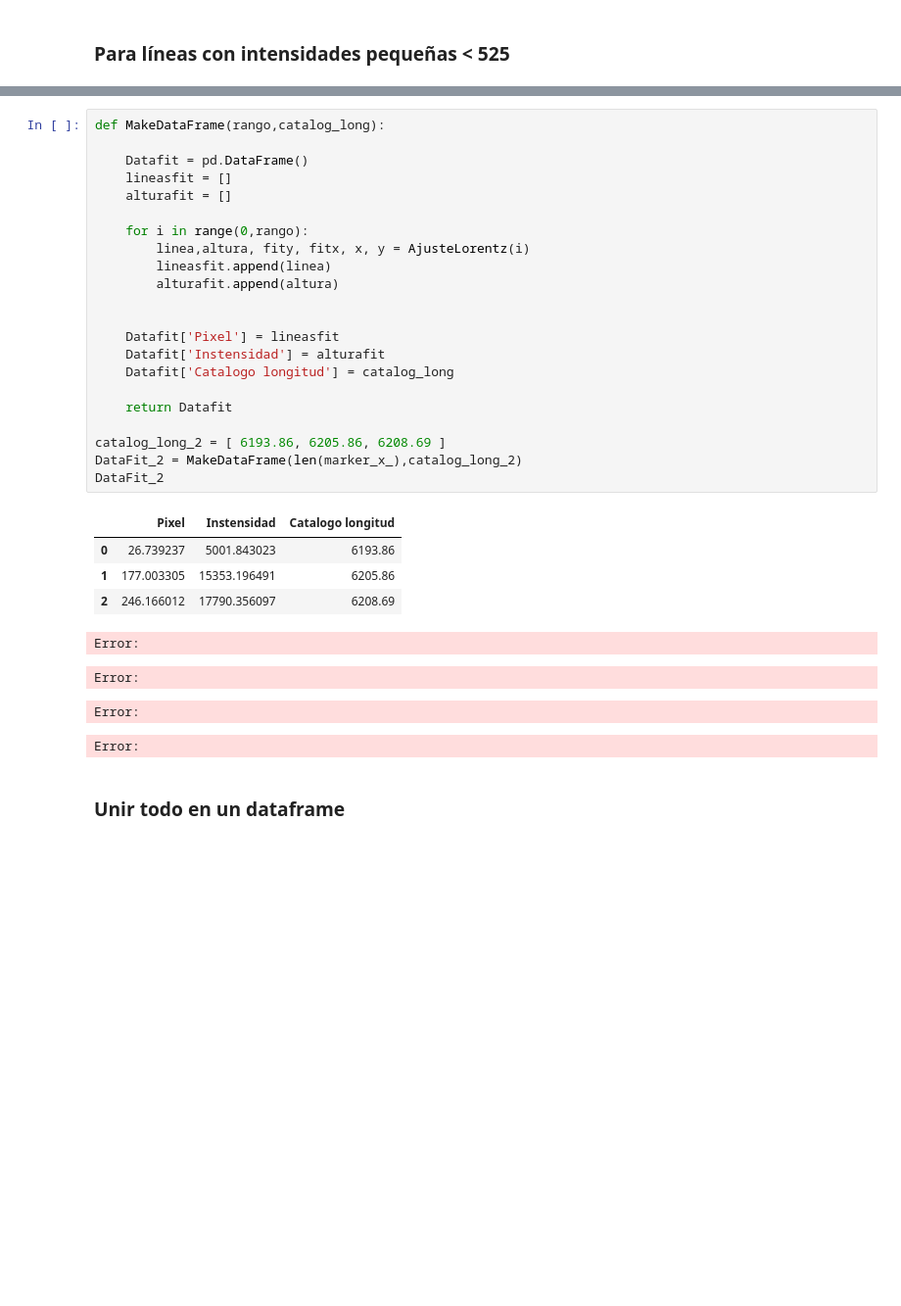
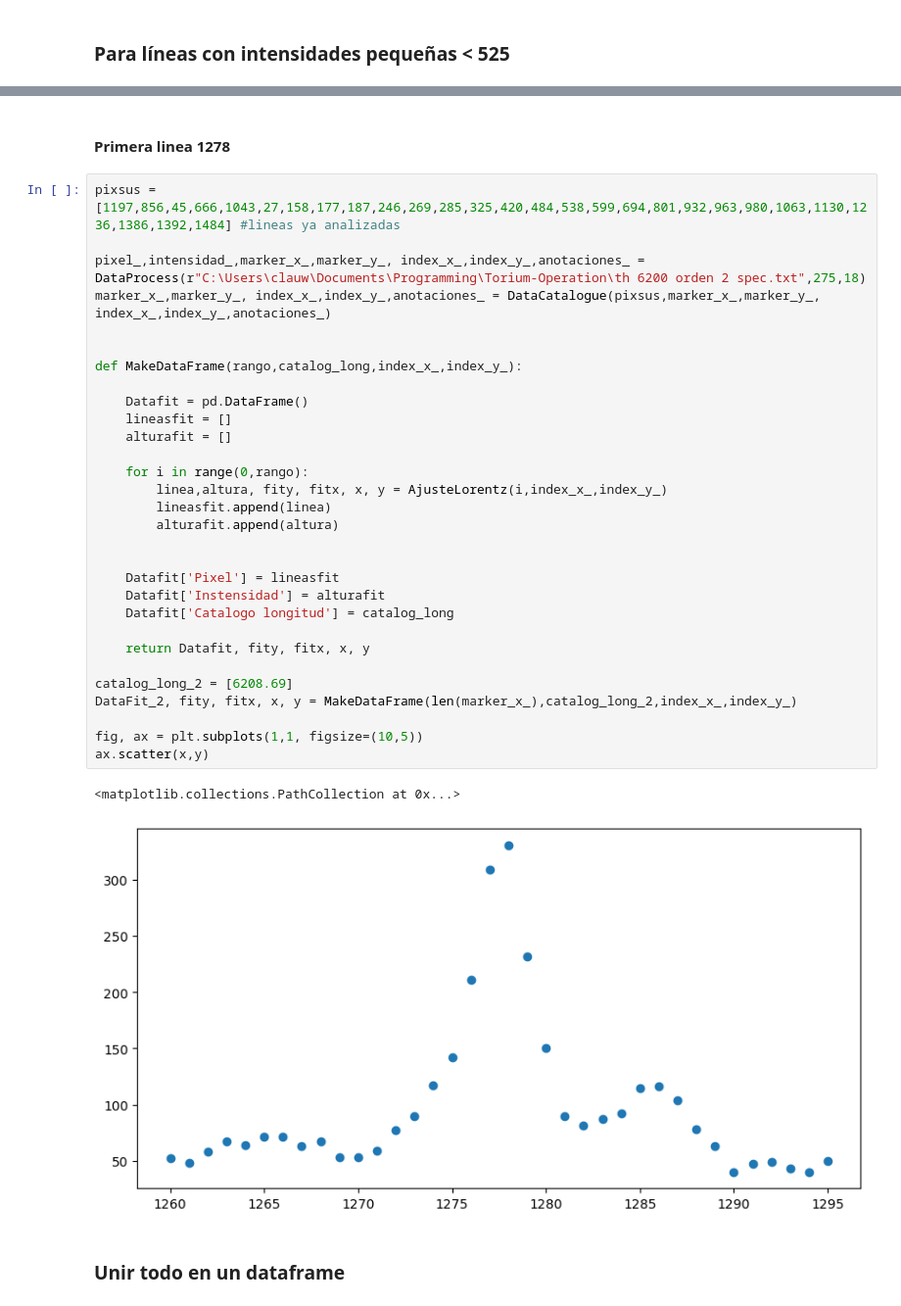
Before and after one commit to ccuellarn/Torium-Operation, a Jupyter notebook: Analisis.ipynb, the cells around one changed output, grey strips where cells are left out. Shown: that part at 98% size. Cells and saved outputs as stored; diff of their text form; blank space fills up the shorter version.

```diff
--- a/Analisis.ipynb
+++ b/Analisis.ipynb
@@ -209,34 +218,38 @@ Error:
+# %% [markdown]
+#### Primera linea 1278
 # %%
-def MakeDataFrame(rango,catalog_long):
+pixsus = [1197,856,45,666,1043,27,158,177,187,246,269,285,325,420,484,538,599,694,801,932,963,980,1063,1130,1236,1386,1392,1484] #lineas ya analizadas
+
+pixel_,intensidad_,marker_x_,marker_y_, index_x_,index_y_,anotaciones_ = DataProcess(r"C:\Users\clauw\Documents\Programming\Torium-Operation\th 6200 orden 2 spec.txt",275,18)
+marker_x_,marker_y_, index_x_,index_y_,anotaciones_ = DataCatalogue(pixsus,marker_x_,marker_y_, index_x_,index_y_,anotaciones_)
+
+
+def MakeDataFrame(rango,catalog_long,index_x_,index_y_):
 
     Datafit = pd.DataFrame()
     lineasfit = []
     alturafit = []
 
     for i in range(0,rango):
-        linea,altura, fity, fitx, x, y = AjusteLorentz(i)
+        linea,altura, fity, fitx, x, y = AjusteLorentz(i,index_x_,index_y_)
         lineasfit.append(linea)
         alturafit.append(altura)
 
 
     Datafit['Pixel'] = lineasfit
     Datafit['Instensidad'] = alturafit
     Datafit['Catalogo longitud'] = catalog_long
 
-    return Datafit
+    return Datafit, fity, fitx, x, y
 
-catalog_long_2 = [ 6193.86, 6205.86, 6208.69 ]
-DataFit_2 = MakeDataFrame(len(marker_x_),catalog_long_2)
-DataFit_2
+catalog_long_2 = [6208.69]
+DataFit_2, fity, fitx, x, y = MakeDataFrame(len(marker_x_),catalog_long_2,index_x_,index_y_)
+
+fig, ax = plt.subplots(1,1, figsize=(10,5))
+ax.scatter(x,y)
 # %% [output]
-|  | Pixel | Instensidad | Catalogo longitud |
-| 0 | 26.739237 | 5001.843023 | 6193.86 |
-| 1 | 177.003305 | 15353.196491 | 6205.86 |
-| 2 | 246.166012 | 17790.356097 | 6208.69 |
-Error:
+<matplotlib.collections.PathCollection at 0x...>
-Error:
-Error:
-Error:
+[figure, added]
 # %% [markdown]
 ### Unir todo en un dataframe
 # %%
```
Also changed, not shown: parts of 17 cells of this notebook.
